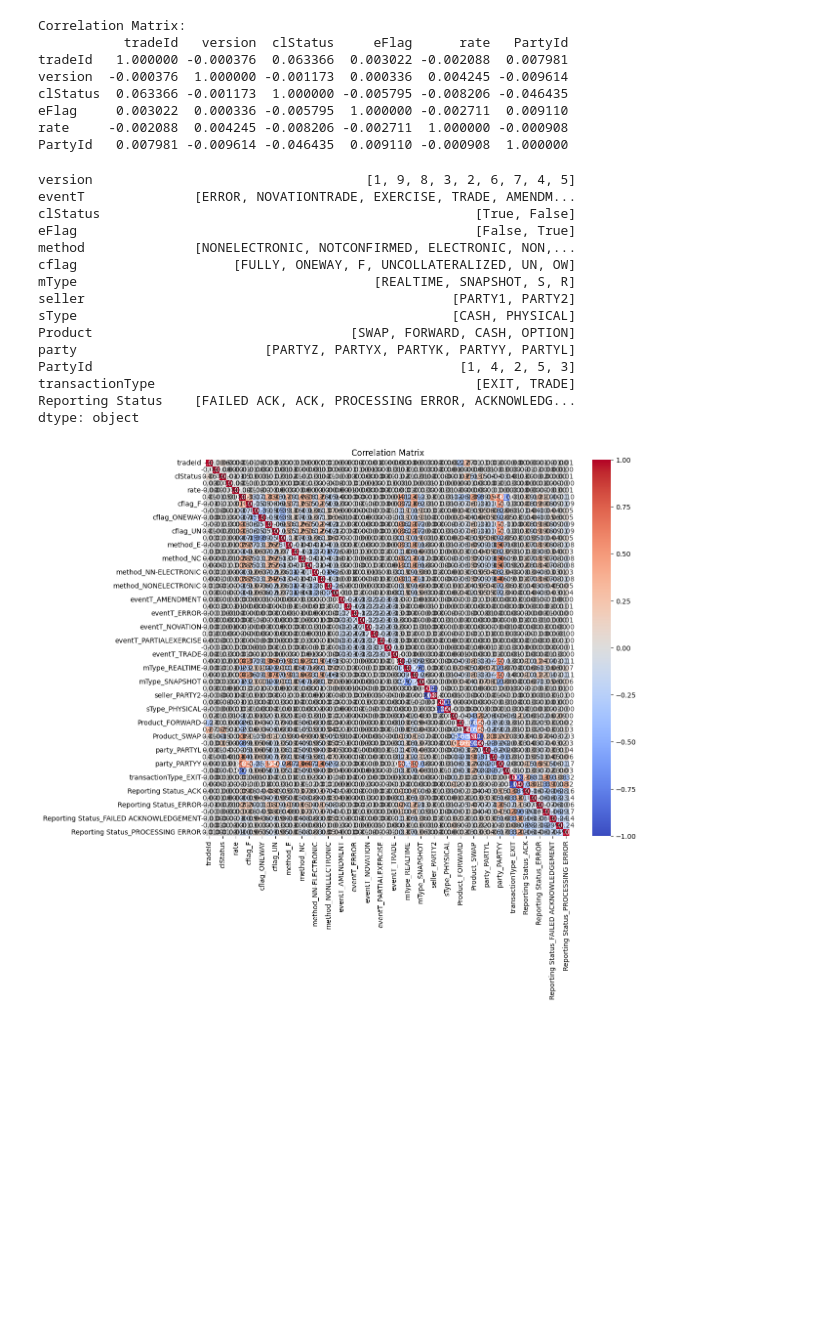
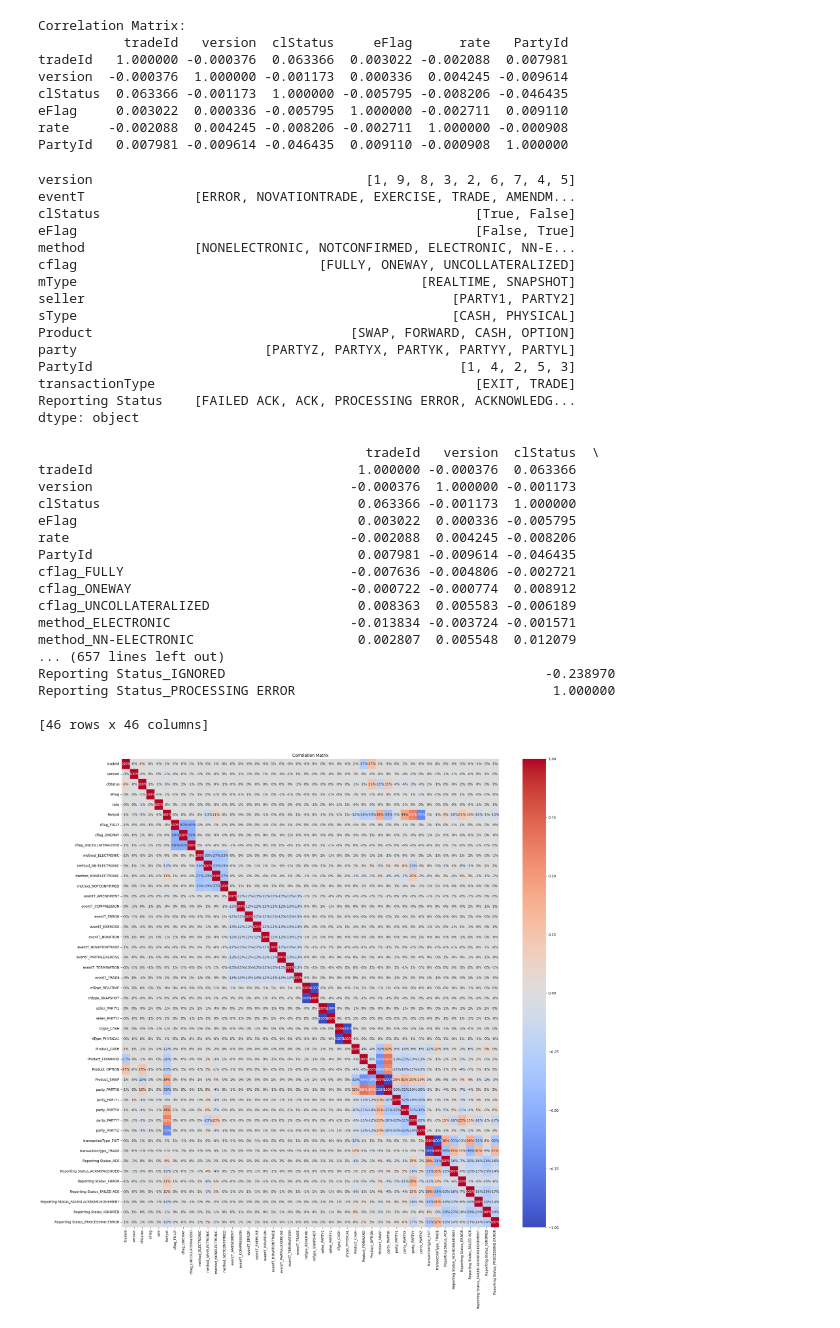
Before and after one commit to kastrahl/Assessments, a Jupyter notebook: Trade_Reporting_data_Analysis_drop.ipynb, the cells around one changed output. Drawn from its saved outputs; the diff is of its cells as text; code cells hidden in the pictures; blank space fills up the shorter version.

```diff
--- a/Trade_Reporting_data_Analysis_drop.ipynb
+++ b/Trade_Reporting_data_Analysis_drop.ipynb
@@ -171,0 +348,9 @@ Checking where unique values are readable
+# %%
+# Replace switching values with common representation in method column
+df['method'].replace({'E': 'ELECTRONIC', 'NE': 'NONELECTRONIC', 'NON': 'NONELECTRONIC', 'NC': 'NOTCONFIRMED'}, inplace=True)
+
+# Replace switching values with common representation in mType column
+df['mType'].replace({'S': 'SNAPSHOT', 'R': 'REALTIME'}, inplace=True)
+
+# Replace switching values with common representation in cflag column
+df['cflag'].replace({'F':'FULLY','OW':'ONEWAY','UN': 'UNCOLLATERALIZED'}, inplace=True)
@@ -391,9 +557,9 @@ version                                   [1, 9, 8, 3, 2, 6, 7, 4, 5]
 eventT              [ERROR, NOVATIONTRADE, EXERCISE, TRADE, AMENDM...
 clStatus                                                [True, False]
 eFlag                                                   [False, True]
-method              [NONELECTRONIC, NOTCONFIRMED, ELECTRONIC, NON,...
-cflag                    [FULLY, ONEWAY, F, UNCOLLATERALIZED, UN, OW]
-mType                                      [REALTIME, SNAPSHOT, S, R]
+method              [NONELECTRONIC, NOTCONFIRMED, ELECTRONIC, NN-E...
+cflag                               [FULLY, ONEWAY, UNCOLLATERALIZED]
+mType                                            [REALTIME, SNAPSHOT]
 seller                                               [PARTY1, PARTY2]
 sType                                                [CASH, PHYSICAL]
 Product                                 [SWAP, FORWARD, CASH, OPTION]
@@ -403,16 +569,35 @@ transactionType                                         [EXIT, TRADE]
 Reporting Status    [FAILED ACK, ACK, PROCESSING ERROR, ACKNOWLEDG...
 dtype: object
 # %%
-# Convert categorical variables into numerical format using one-hot encoding
-df_encoded = pd.get_dummies(df)
+#One-hot encode categorical variables
+encoded_df = pd.get_dummies(df)
 
 # Compute correlation matrix
-correlation_matrix = df_encoded.corr()
+correlation_matrix = encoded_df.corr()
 
+# Display correlation matrix
+print(correlation_matrix)
 # Visualize correlation matrix using heatmap
-plt.figure(figsize=(12, 10))
-sns.heatmap(correlation_matrix, annot=True, cmap='coolwarm', fmt=".2f")
+plt.figure(figsize=(25, 25))
+sns.heatmap(correlation_matrix, annot=True, cmap='coolwarm', fmt=".0%", annot_kws={"size": 10})
 plt.title('Correlation Matrix')
 plt.show()
 # %% [output]
+                                          tradeId   version  clStatus  \
+tradeId                                  1.000000 -0.000376  0.063366
+version                                 -0.000376  1.000000 -0.001173
+clStatus                                 0.063366 -0.001173  1.000000
+eFlag                                    0.003022  0.000336 -0.005795
+rate                                    -0.002088  0.004245 -0.008206
+PartyId                                  0.007981 -0.009614 -0.046435
+cflag_FULLY                             -0.007636 -0.004806 -0.002721
+cflag_ONEWAY                            -0.000722 -0.000774  0.008912
+cflag_UNCOLLATERALIZED                   0.008363  0.005583 -0.006189
+method_ELECTRONIC                       -0.013834 -0.003724 -0.001571
+method_NN-ELECTRONIC                     0.002807  0.005548  0.012079
+... (657 lines left out)
+Reporting Status_IGNORED                                         -0.238970
+Reporting Status_PROCESSING ERROR                                 1.000000
+
+[46 rows x 46 columns]
-[figure, old version]
+[figure, new version]
```
Also changed, not shown: parts of 44 cells of this notebook.
